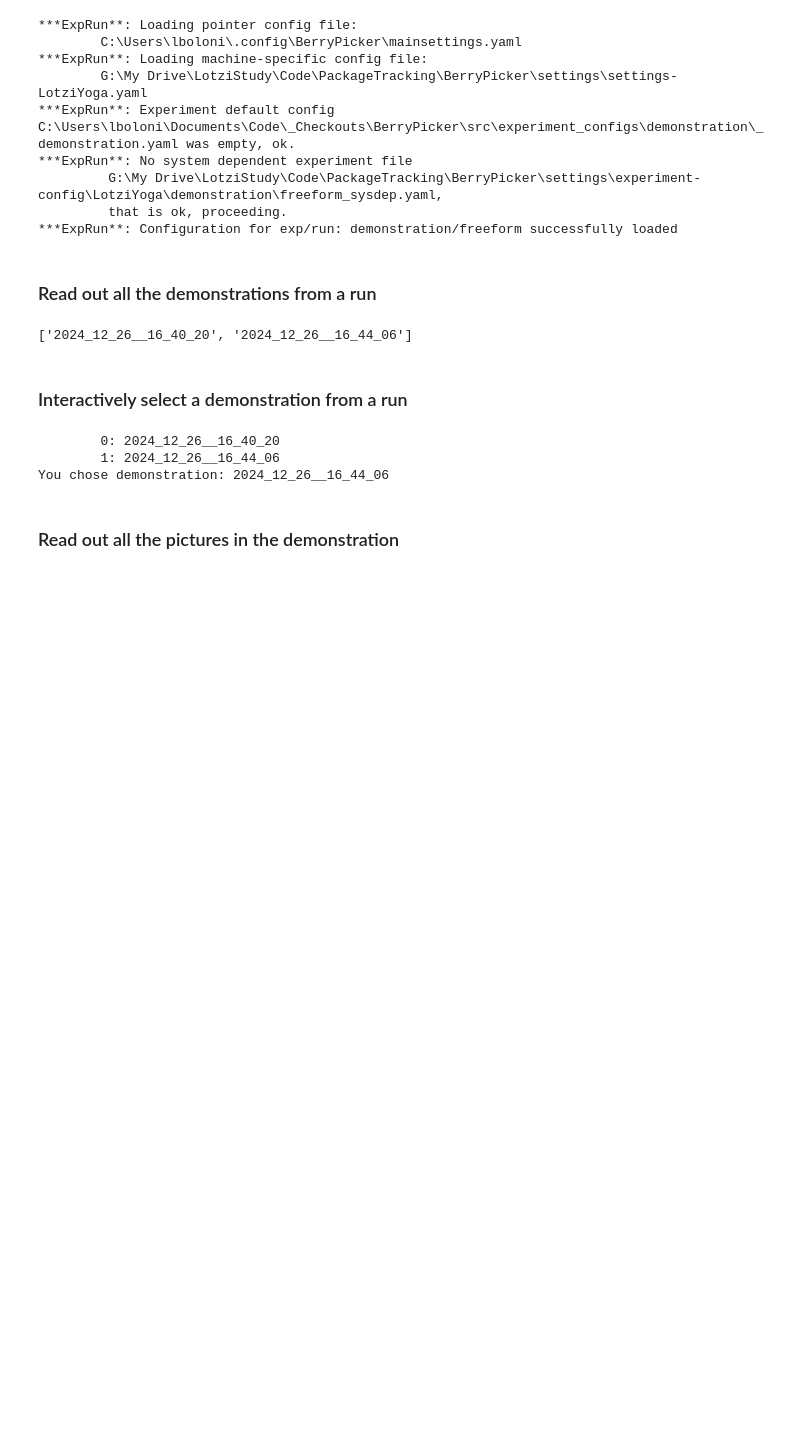
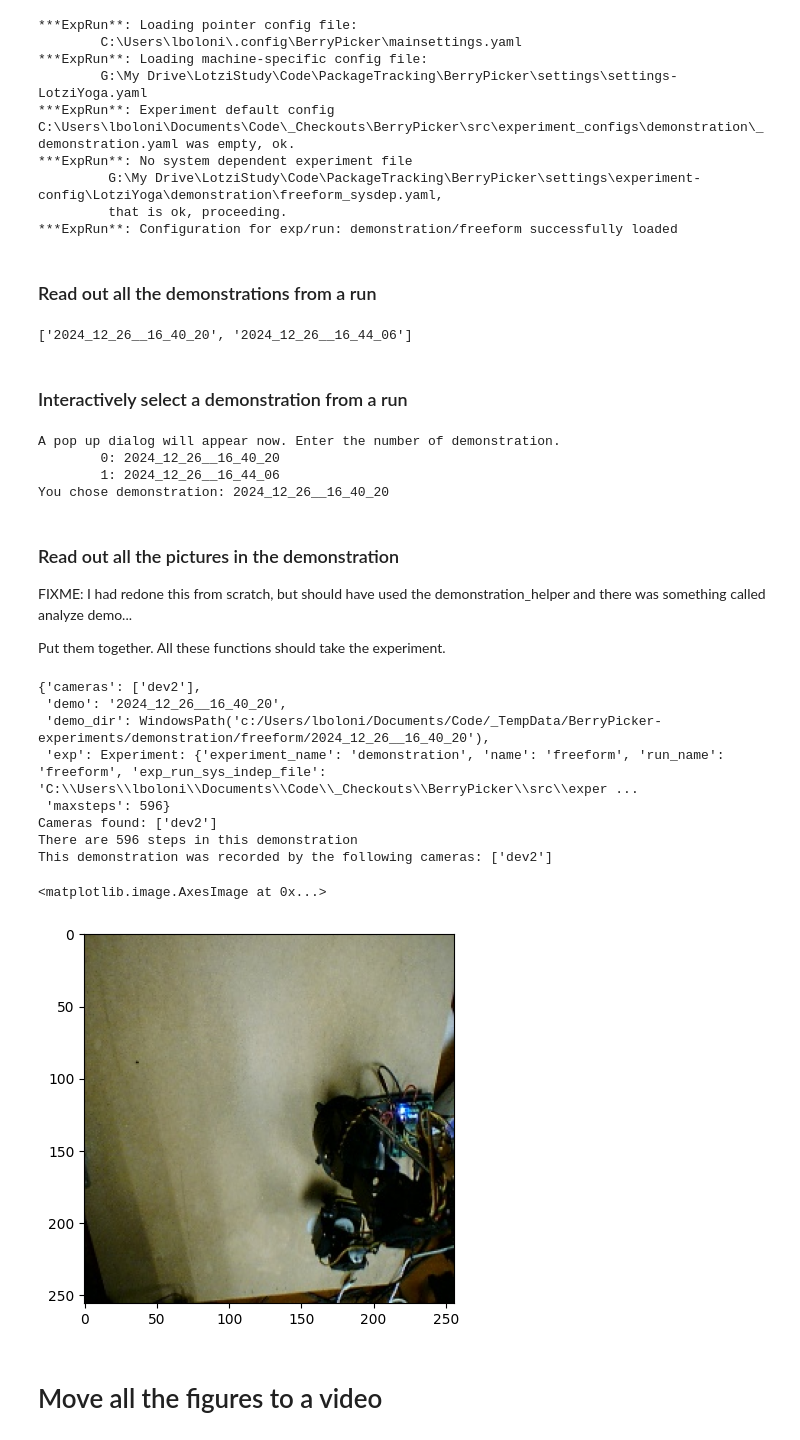
Before and after one commit to Sahara-Sheik/Robotic-Proprioception, a Jupyter notebook: src/demonstration/Demonstration_Explore.ipynb, the cells around one changed output. Saved outputs shown, nothing was run; the diff lists cells and outputs as text; code cells hidden in the pictures; blank space fills up the shorter version.

Commit message:
Framework for recording demos into videos started.

```diff
--- a/src/demonstration/Demonstration_Explore.ipynb
+++ b/src/demonstration/Demonstration_Explore.ipynb
@@ -41,15 +48,56 @@ demodirs = [item for item in exp.data_dir().iterdir() if item.is_dir()]
 demos_dict = {}
 for i, t in enumerate(demodirs):
     demos_dict[i] = t
+print("A pop up dialog will appear now. Enter the number of demonstration.")
 for key in demos_dict:
     print(f"\t{key}: {demos_dict[key].name}")
-demo_id = int(input("Choose the demonstration: "))
-demo_dir = demos_dict[demo_id]
-print(f"You chose demonstration: {demo_dir.name}")
+# FIXME: for easier debugging
+# inpval = input("Choose the demonstration: ")
+inpval = "0"
+# print(inpval)
+if inpval:
+    demo_id = int(inpval)
+    if demo_id in demos_dict:
+        demo_dir = demos_dict[demo_id]
+        print(f"You chose demonstration: {demo_dir.name}")
+    else:
+        print(f"No such demo: {demo_id}")
 # %% [output]
+A pop up dialog will appear now. Enter the number of demonstration.
         0: 2024_12_26__16_40_20
         1: 2024_12_26__16_44_06
-You chose demonstration: 2024_12_26__16_44_06
+You chose demonstration: 2024_12_26__16_40_20
 # %% [markdown]
 ###  Read out all the pictures in the demonstration
+
+FIXME: I had redone this from scratch, but should have used the demonstration_helper and there was something called analyze demo...
+
+Put them together. All these functions should take the experiment.
+# %%
+demo = Demonstration(exp, demo_dir.name)
+print(demo)
+print(f"Cameras found: {demo.cameras}")
+print(f"There are {demo.maxsteps} steps in this demonstration")
+print(f"This demonstration was recorded by the following cameras: {demo.cameras}")
+
+# pick and show a random image from a random camera
+cam = random.choice(demo.cameras)
+imgno = random.randint(0, demo.maxsteps)
+sensor_readings, image = demo.get_image(imgno, camera=cam)
+
+fig, ax = plt.subplots()
+ax.imshow(image)
+# %% [output]
+{'cameras': ['dev2'],
+ 'demo': '2024_12_26__16_40_20',
+ 'demo_dir': WindowsPath('c:/Users/lboloni/Documents/Code/_TempData/BerryPicker-experiments/demonstration/freeform/2024_12_26__16_40_20'),
+ 'exp': Experiment: {'experiment_name': 'demonstration', 'name': 'freeform', 'run_name': 'freeform', 'exp_run_sys_indep_file': 'C:\\Users\\lboloni\\Documents\\Code\\_Checkouts\\BerryPicker\\src\\exper ...
+ 'maxsteps': 596}
+Cameras found: ['dev2']
+There are 596 steps in this demonstration
+This demonstration was recorded by the following cameras: ['dev2']
+<matplotlib.image.AxesImage at 0x...>
+[figure, added]
+# %% [markdown]
+# Move all the figures to a video
 # %%
```
Also changed, not shown: parts of 9 cells of this notebook, 3 other files.
